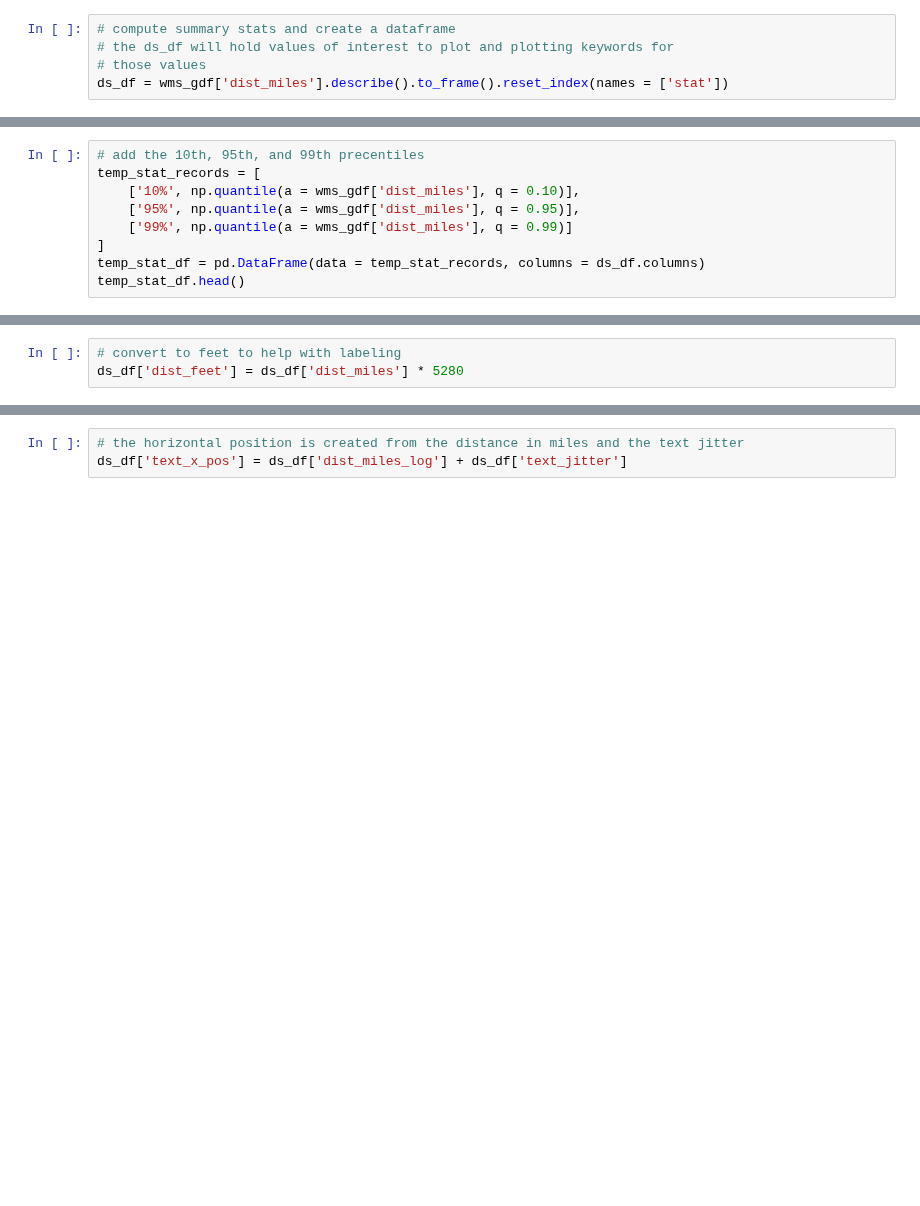
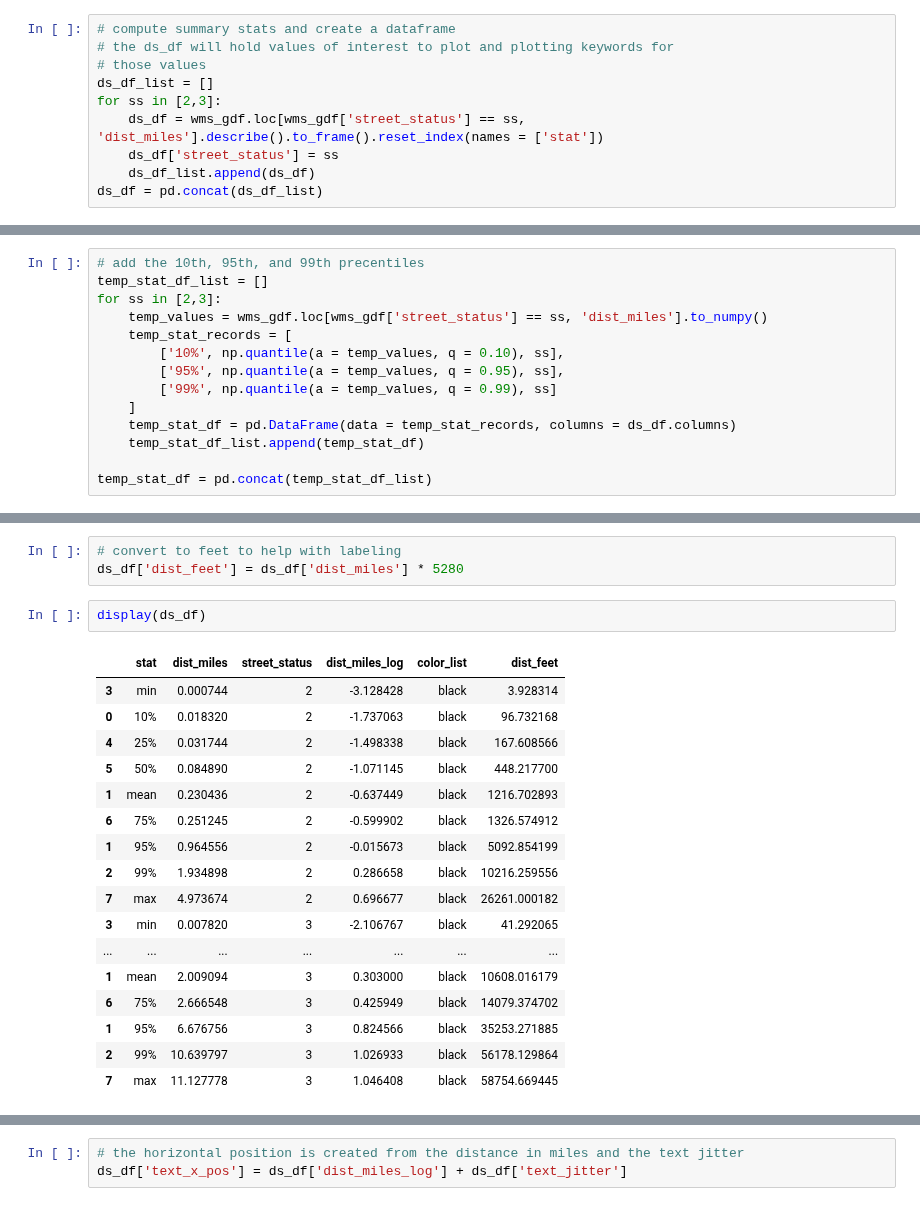
Before and after one commit to mike-babb/seattle_streets, a Jupyter notebook: code/step_05_prepare_graphs_and_stats.ipynb, the cells around one changed output, grey strips where cells are left out. Cells and saved outputs as stored; diff of their text form; blank space fills up the shorter version.

```diff
--- a/code/step_05_prepare_graphs_and_stats.ipynb
+++ b/code/step_05_prepare_graphs_and_stats.ipynb
@@ -471,4 +555,9 @@ wms_gdf['dist_miles_log'].describe()
 # compute summary stats and create a dataframe
 # the ds_df will hold values of interest to plot and plotting keywords for
 # those values
-ds_df = wms_gdf['dist_miles'].describe().to_frame().reset_index(names = ['stat'])
+ds_df_list = []
+for ss in [2,3]:
+    ds_df = wms_gdf.loc[wms_gdf['street_status'] == ss, 'dist_miles'].describe().to_frame().reset_index(names = ['stat'])
+    ds_df['street_status'] = ss
+    ds_df_list.append(ds_df)
+ds_df = pd.concat(ds_df_list)
@@ -477,13 +575,18 @@ ds_df = wms_gdf['dist_miles'].describe().to_frame().reset_index(names = ['stat']
 ds_df = ds_df.loc[-ds_df['stat'].isin(['count', 'std']), :]
 # %%
 # add the 10th, 95th, and 99th precentiles
-temp_stat_records = [
-    ['10%', np.quantile(a = wms_gdf['dist_miles'], q = 0.10)],
-    ['95%', np.quantile(a = wms_gdf['dist_miles'], q = 0.95)],
-    ['99%', np.quantile(a = wms_gdf['dist_miles'], q = 0.99)]
-]
-temp_stat_df = pd.DataFrame(data = temp_stat_records, columns = ds_df.columns)
-temp_stat_df.head()
+temp_stat_df_list = []
+for ss in [2,3]:
+    temp_values = wms_gdf.loc[wms_gdf['street_status'] == ss, 'dist_miles'].to_numpy()
+    temp_stat_records = [
+        ['10%', np.quantile(a = temp_values, q = 0.10), ss],
+        ['95%', np.quantile(a = temp_values, q = 0.95), ss],
+        ['99%', np.quantile(a = temp_values, q = 0.99), ss]
+    ]
+    temp_stat_df = pd.DataFrame(data = temp_stat_records, columns = ds_df.columns)
+    temp_stat_df_list.append(temp_stat_df)
+
+temp_stat_df = pd.concat(temp_stat_df_list)
 # %%
 # combine
 ds_df = pd.concat(objs = [ds_df, temp_stat_df], axis = 0)
@@ -497,4 +600,24 @@ ds_df['color_list'] = 'black'
 # %%
 # convert to feet to help with labeling
 ds_df['dist_feet'] = ds_df['dist_miles'] * 5280
+# %%
+display(ds_df)
+# %% [output]
+|  | stat | dist_miles | street_status | dist_miles_log | color_list | dist_feet |
+| 3 | min | 0.000744 | 2 | -3.128428 | black | 3.928314 |
+| 0 | 10% | 0.018320 | 2 | -1.737063 | black | 96.732168 |
+| 4 | 25% | 0.031744 | 2 | -1.498338 | black | 167.608566 |
+| 5 | 50% | 0.084890 | 2 | -1.071145 | black | 448.217700 |
+| 1 | mean | 0.230436 | 2 | -0.637449 | black | 1216.702893 |
+| 6 | 75% | 0.251245 | 2 | -0.599902 | black | 1326.574912 |
+| 1 | 95% | 0.964556 | 2 | -0.015673 | black | 5092.854199 |
+| 2 | 99% | 1.934898 | 2 | 0.286658 | black | 10216.259556 |
+| 7 | max | 4.973674 | 2 | 0.696677 | black | 26261.000182 |
+| 3 | min | 0.007820 | 3 | -2.106767 | black | 41.292065 |
+| ... | ... | ... | ... | ... | ... | ... |
+| 1 | mean | 2.009094 | 3 | 0.303000 | black | 10608.016179 |
+| 6 | 75% | 2.666548 | 3 | 0.425949 | black | 14079.374702 |
+| 1 | 95% | 6.676756 | 3 | 0.824566 | black | 35253.271885 |
+| 2 | 99% | 10.639797 | 3 | 1.026933 | black | 56178.129864 |
+| 7 | max | 11.127778 | 3 | 1.046408 | black | 58754.669445 |
 # %%
```
Also changed, not shown: parts of 66 cells of this notebook, 31 other files.
